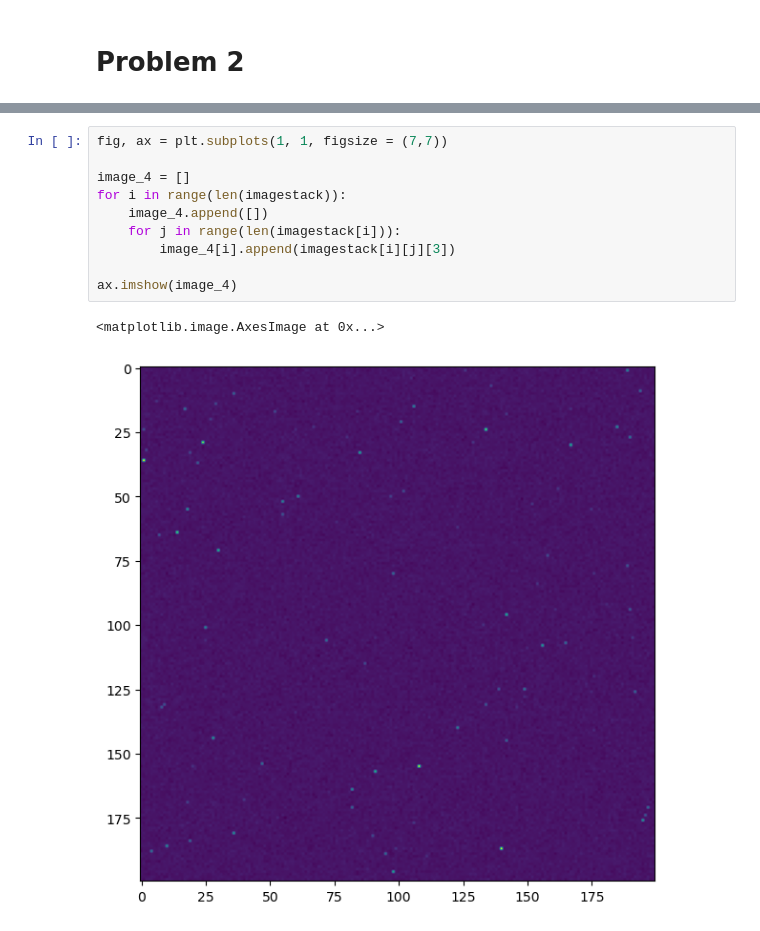
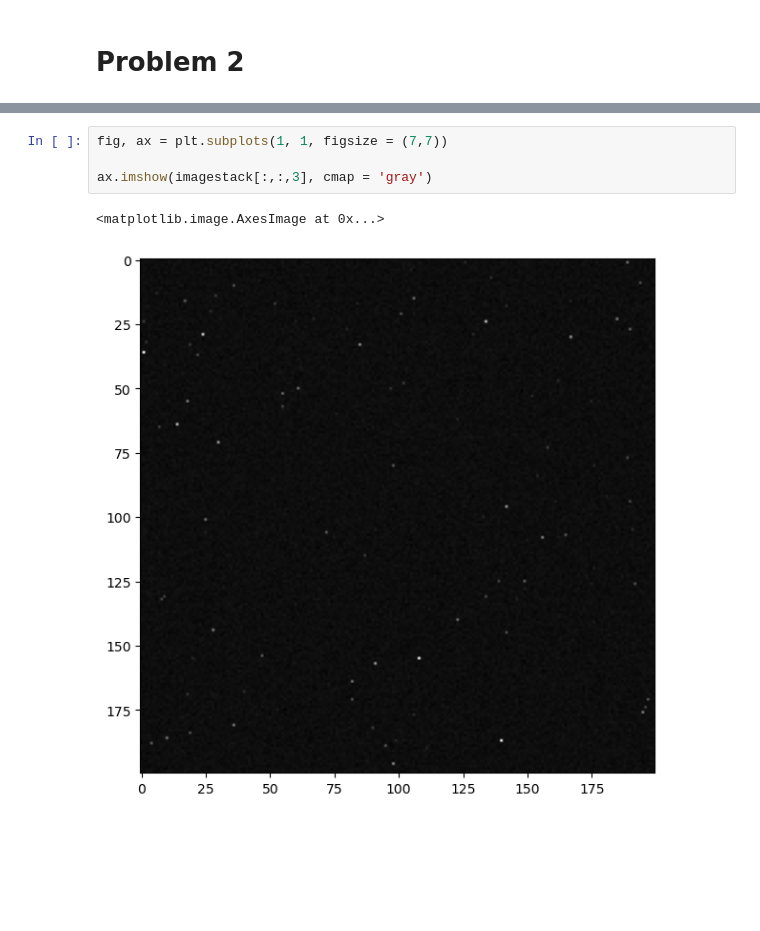
Before and after one commit to jarods00/PHYS434, a Jupyter notebook: Lab 4.ipynb, the cells around one changed output, grey strips where cells are left out. Drawn from its saved outputs; the diff is of its cells as text; blank space fills up the shorter version.

Commit message:
Image mapping done

```diff
--- a/Lab 4.ipynb
+++ b/Lab 4.ipynb
@@ -237,16 +235,10 @@ ax.imshow(image_3)
 # %%
 fig, ax = plt.subplots(1, 1, figsize = (7,7))
 
-image_4 = []
-for i in range(len(imagestack)):
-    image_4.append([])
-    for j in range(len(imagestack[i])):
-        image_4[i].append(imagestack[i][j][3])
-
-ax.imshow(image_4)
+ax.imshow(imagestack[:,:,3], cmap = 'gray')
 # %% [output]
 <matplotlib.image.AxesImage at 0x...>
-[figure, old version]
+[figure, new version]
 # %%
 fig, ax = plt.subplots(1, 1, figsize = (7,7))
 
```
Also changed, not shown: parts of 11 cells of this notebook.
